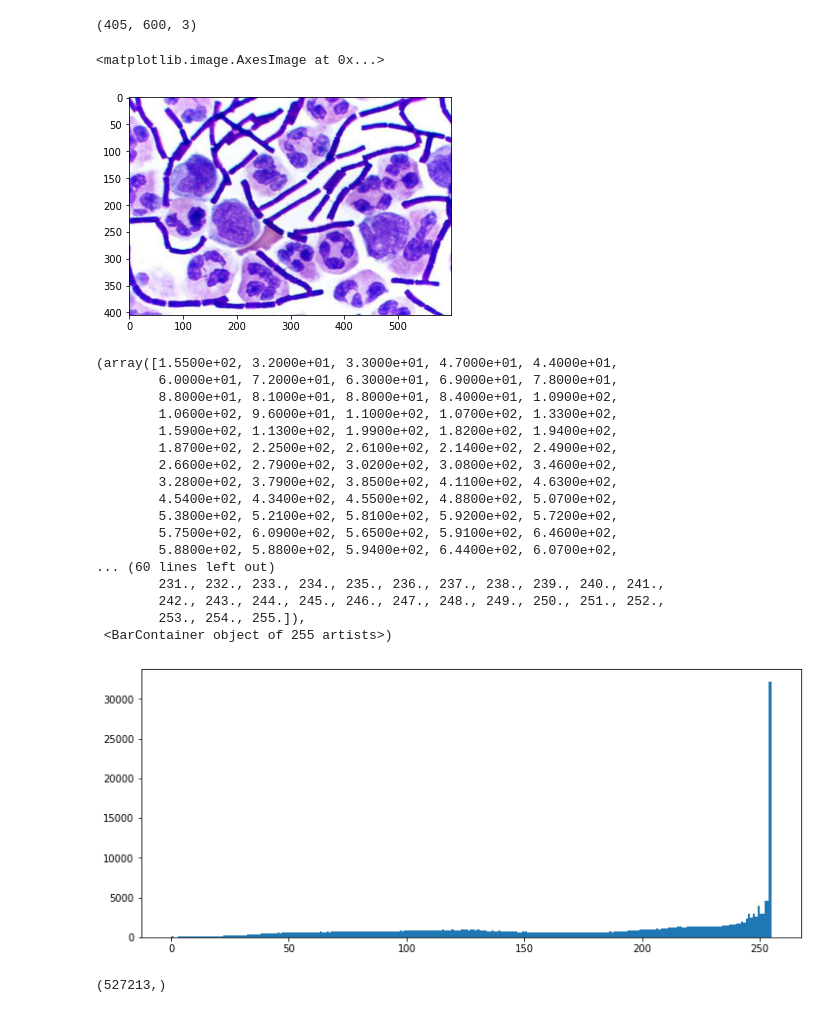
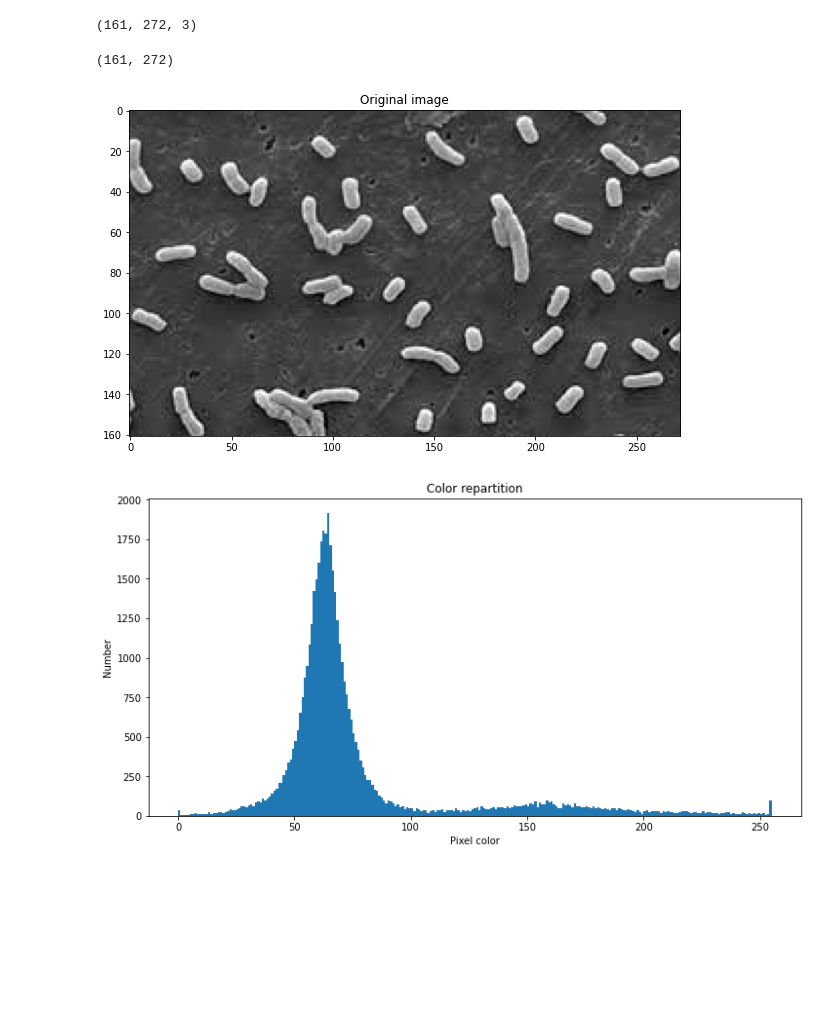
Before and after one commit to YacineSteeve/365_Days_of_Code, a Jupyter notebook: Yacine_B/machine_learning/image_analysis.ipynb, the cells around one changed output. Saved outputs shown, nothing was run; the diff lists cells and outputs as text; code cells hidden in the pictures; blank space fills up the shorter version.

Commit message:
Add image analysis with matplotlib and ndimage.

```diff
--- a/Yacine_B/machine_learning/image_analysis.ipynb
+++ b/Yacine_B/machine_learning/image_analysis.ipynb
@@ -4,39 +5,30 @@ import numpy as np
 # %%
-image = plt.imread('bacterias.jpg')
+image = plt.imread('bacterias.jpeg')
 # %%
 image.shape
 # %% [output]
-(405, 600, 3)
+(161, 272, 3)
-# %%
-plt.imshow(image)
-# %% [output]
-<matplotlib.image.AxesImage at 0x...>
-[figure, removed]
+# %%
+image = image[:, :, 0]
+image.reshape(image.shape[0], image.shape[1], 1)
+image.shape
+# %% [output]
+(161, 272)
+# %%
+plt.figure(figsize=(12, 6))
+plt.imshow(image, cmap='gray')
+plt.title("Original image")
+plt.show()
+# %% [output]
+[figure, added]
 # %%
-img = np.copy(image[:, :, 0])
-plt.figure(figsize=(12, 5))
+img = np.copy(image)
+
+plt.figure(figsize=(12, 6))
 plt.hist(img.ravel(), bins=255)
+plt.xlabel("Pixel color")
+plt.ylabel("Number")
+plt.title("Color repartition")
+plt.show()
 # %% [output]
-(array([1.5500e+02, 3.2000e+01, 3.3000e+01, 4.7000e+01, 4.4000e+01,
-        6.0000e+01, 7.2000e+01, 6.3000e+01, 6.9000e+01, 7.8000e+01,
-        8.8000e+01, 8.1000e+01, 8.8000e+01, 8.4000e+01, 1.0900e+02,
-        1.0600e+02, 9.6000e+01, 1.1000e+02, 1.0700e+02, 1.3300e+02,
-        1.5900e+02, 1.1300e+02, 1.9900e+02, 1.8200e+02, 1.9400e+02,
-        1.8700e+02, 2.2500e+02, 2.6100e+02, 2.1400e+02, 2.4900e+02,
-        2.6600e+02, 2.7900e+02, 3.0200e+02, 3.0800e+02, 3.4600e+02,
-        3.2800e+02, 3.7900e+02, 3.8500e+02, 4.1100e+02, 4.6300e+02,
-        4.5400e+02, 4.3400e+02, 4.5500e+02, 4.8800e+02, 5.0700e+02,
-        5.3800e+02, 5.2100e+02, 5.8100e+02, 5.9200e+02, 5.7200e+02,
-        5.7500e+02, 6.0900e+02, 5.6500e+02, 5.9100e+02, 6.4600e+02,
-        5.8800e+02, 5.8800e+02, 5.9400e+02, 6.4400e+02, 6.0700e+02,
-... (60 lines left out)
-        231., 232., 233., 234., 235., 236., 237., 238., 239., 240., 241.,
-        242., 243., 244., 245., 246., 247., 248., 249., 250., 251., 252.,
-        253., 254., 255.]),
- <BarContainer object of 255 artists>)
-[figure, old version]
+[figure, new version]
-# %%
-image = image[image >= 150]
-image.shape
-# %% [output]
-(527213,)
```
Also changed, not shown: parts of 7 cells of this notebook, 1 other file.
